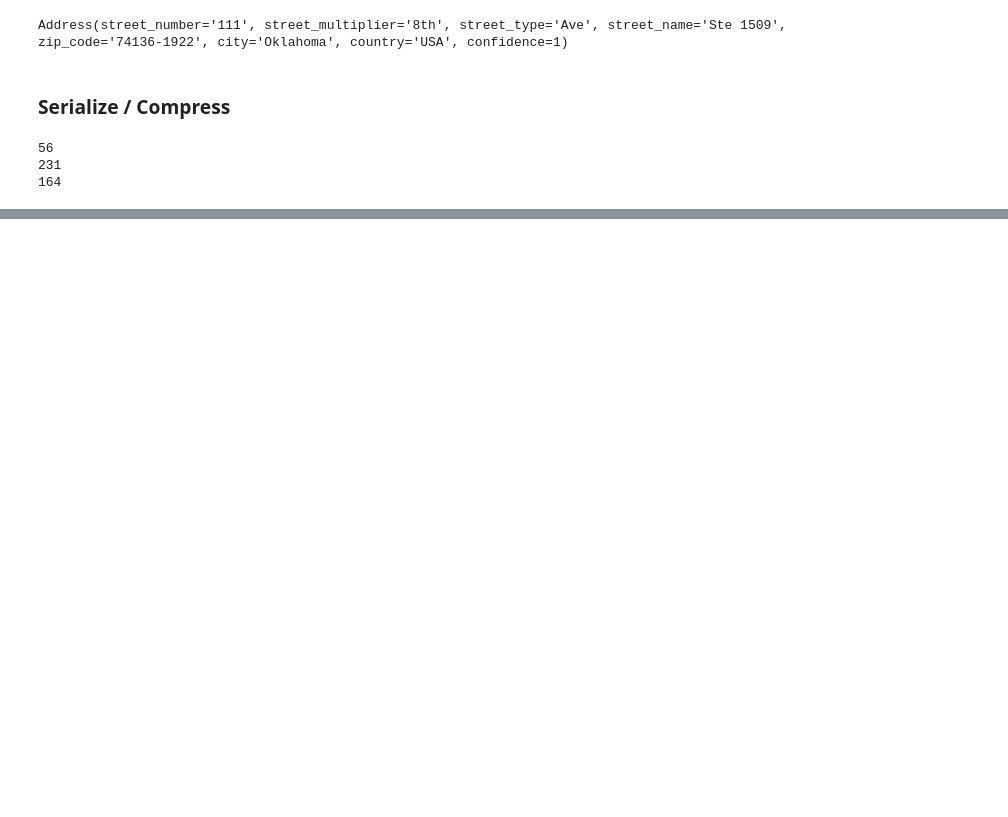
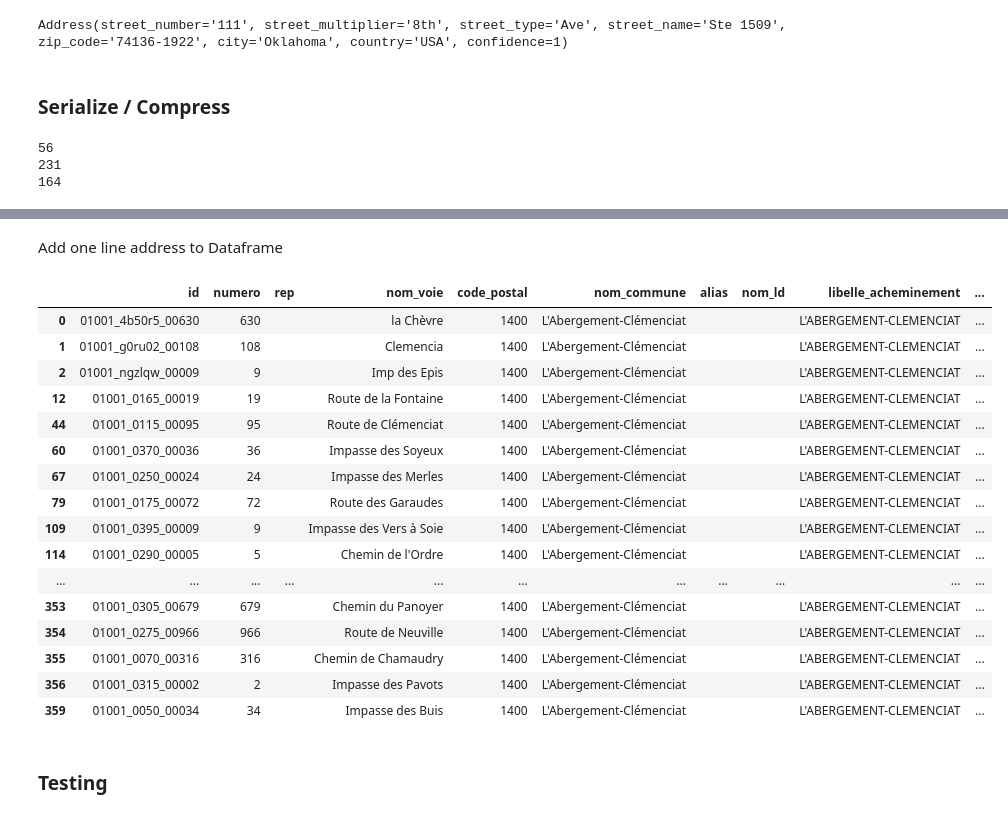
Before and after one commit to chaindatax/b4b, a Jupyter notebook: ficaba-test.ipynb, the cells around one changed output, grey strips where cells are left out. Drawn from its saved outputs; the diff is of its cells as text; code cells hidden in the pictures; blank space fills up the shorter version.

Commit message:
feat(ficoba_addresses): test dataset gives good results (#2)
* feat(ficoba_addresses): test dataset gives good results

```diff
--- a/ficaba-test.ipynb
+++ b/ficaba-test.ipynb
@@ -552,0 +590,6 @@ pprint(sys.getsizeof(zlib.compress(add.json().encode())))
+# %%
+df_addresses.replace(np.nan, '', regex=True, inplace=True)
+df_addresses.replace('_1', '', regex=True, inplace=True)
+# %%
+df_addresses.drop_duplicates(['nom_voie', 'nom_commune', 'nom_ld'], inplace=True)
+df_addresses.head(100)
@@ -552,0 +626,13 @@ pprint(sys.getsizeof(zlib.compress(add.json().encode())))
+# %%
+def full_address_generator(row: pd.Series) -> str:
+    """
+    Generates a one line address based on all the available fields from BAN
+    :param row: pd.Series of one address from BAN
+    :return:
+    """
+    if row['nom_ld'] != '':
+        row['nom_ld'] = ', ' + row['nom_ld'] #todo here we are cheating a little bit, in order to differentiate the locality (lieu-dit) we insert a comma, actually otherwise even for a human it would be very difficult to differentiate !
+    strings = [str(row['numero']), str(row['rep']), str(row['nom_voie']), str(row['nom_ld']), str(row['code_postal']),
+               str(row['nom_commune'])]
+    return ' '.join(filter(None, strings))
+    # return f"{row['numero']}{('',' '+str(row['rep']))[row['rep'] == 'nan']}{' ' + row['nom_voie']}{('', ', '+str(row['nom_ld']))[row['nom_ld'] == 'nan']}{' '+str(row['code_postal'])}{' ' + row['nom_commune']}"
@@ -552,0 +657,26 @@ pprint(sys.getsizeof(zlib.compress(add.json().encode())))
+# %% [markdown]
+Add one line address to Dataframe
+# %%
+df_addresses['full_add'] = df_addresses.apply(lambda _row: full_address_generator(_row), axis=1)
+# %%
+df_addresses.head(50)
+# %% [output]
+|  | id | numero | rep | nom_voie | code_postal | nom_commune | alias | nom_ld | libelle_acheminement | ... |
+| 0 | 01001_4b50r5_00630 | 630 |  | la Chèvre | 1400 | L'Abergement-Clémenciat |  |  | L'ABERGEMENT-CLEMENCIAT | ... |
+| 1 | 01001_g0ru02_00108 | 108 |  | Clemencia | 1400 | L'Abergement-Clémenciat |  |  | L'ABERGEMENT-CLEMENCIAT | ... |
+| 2 | 01001_ngzlqw_00009 | 9 |  | Imp des Epis | 1400 | L'Abergement-Clémenciat |  |  | L'ABERGEMENT-CLEMENCIAT | ... |
+| 12 | 01001_0165_00019 | 19 |  | Route de la Fontaine | 1400 | L'Abergement-Clémenciat |  |  | L'ABERGEMENT-CLEMENCIAT | ... |
+| 44 | 01001_0115_00095 | 95 |  | Route de Clémenciat | 1400 | L'Abergement-Clémenciat |  |  | L'ABERGEMENT-CLEMENCIAT | ... |
+| 60 | 01001_0370_00036 | 36 |  | Impasse des Soyeux | 1400 | L'Abergement-Clémenciat |  |  | L'ABERGEMENT-CLEMENCIAT | ... |
+| 67 | 01001_0250_00024 | 24 |  | Impasse des Merles | 1400 | L'Abergement-Clémenciat |  |  | L'ABERGEMENT-CLEMENCIAT | ... |
+| 79 | 01001_0175_00072 | 72 |  | Route des Garaudes | 1400 | L'Abergement-Clémenciat |  |  | L'ABERGEMENT-CLEMENCIAT | ... |
+| 109 | 01001_0395_00009 | 9 |  | Impasse des Vers à Soie | 1400 | L'Abergement-Clémenciat |  |  | L'ABERGEMENT-CLEMENCIAT | ... |
+| 114 | 01001_0290_00005 | 5 |  | Chemin de l'Ordre | 1400 | L'Abergement-Clémenciat |  |  | L'ABERGEMENT-CLEMENCIAT | ... |
+| ... | ... | ... | ... | ... | ... | ... | ... | ... | ... | ... |
+| 353 | 01001_0305_00679 | 679 |  | Chemin du Panoyer | 1400 | L'Abergement-Clémenciat |  |  | L'ABERGEMENT-CLEMENCIAT | ... |
+| 354 | 01001_0275_00966 | 966 |  | Route de Neuville | 1400 | L'Abergement-Clémenciat |  |  | L'ABERGEMENT-CLEMENCIAT | ... |
+| 355 | 01001_0070_00316 | 316 |  | Chemin de Chamaudry | 1400 | L'Abergement-Clémenciat |  |  | L'ABERGEMENT-CLEMENCIAT | ... |
+| 356 | 01001_0315_00002 | 2 |  | Impasse des Pavots | 1400 | L'Abergement-Clémenciat |  |  | L'ABERGEMENT-CLEMENCIAT | ... |
+| 359 | 01001_0050_00034 | 34 |  | Impasse des Buis | 1400 | L'Abergement-Clémenciat |  |  | L'ABERGEMENT-CLEMENCIAT | ... |
+# %% [markdown]
+### Testing
```
Also changed, not shown: parts of 28 cells of this notebook, 2 other files.
